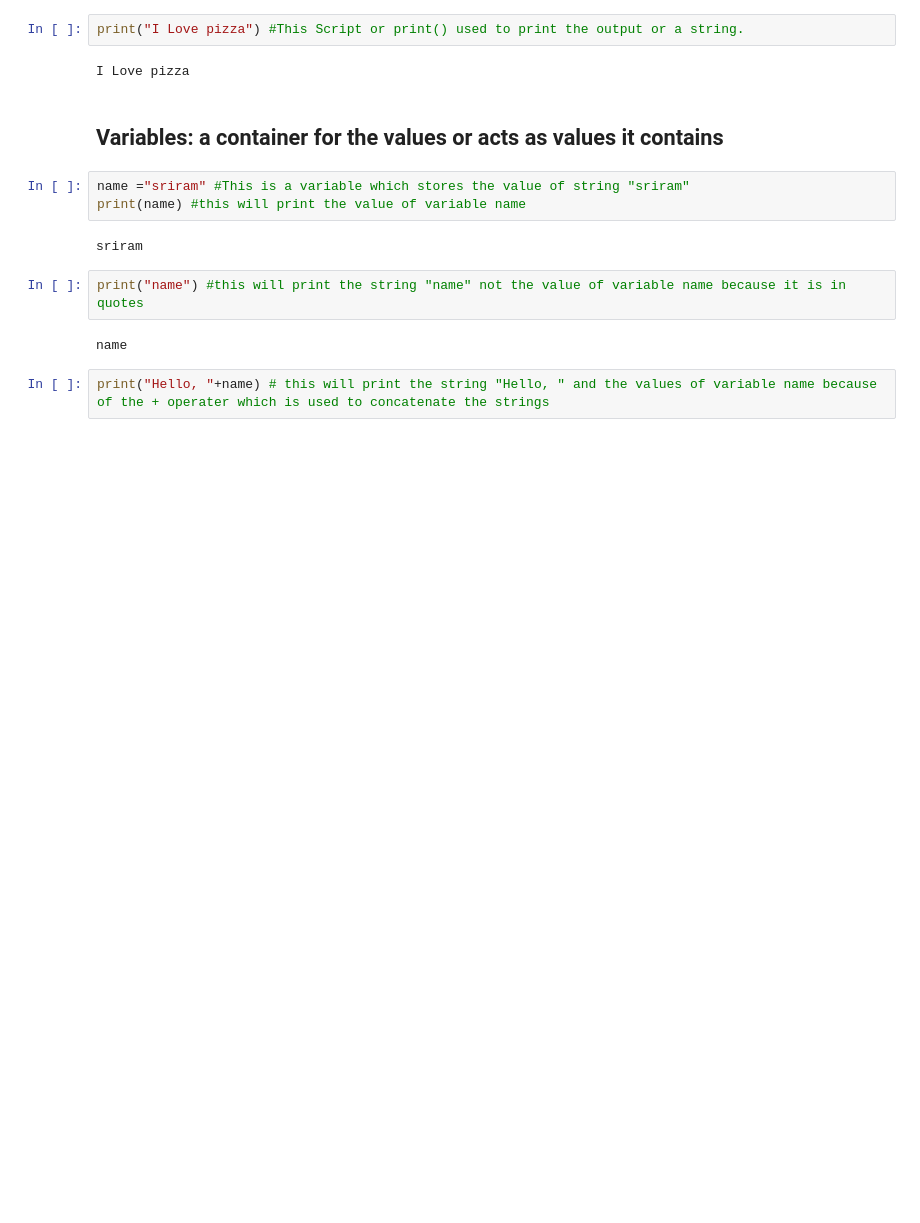
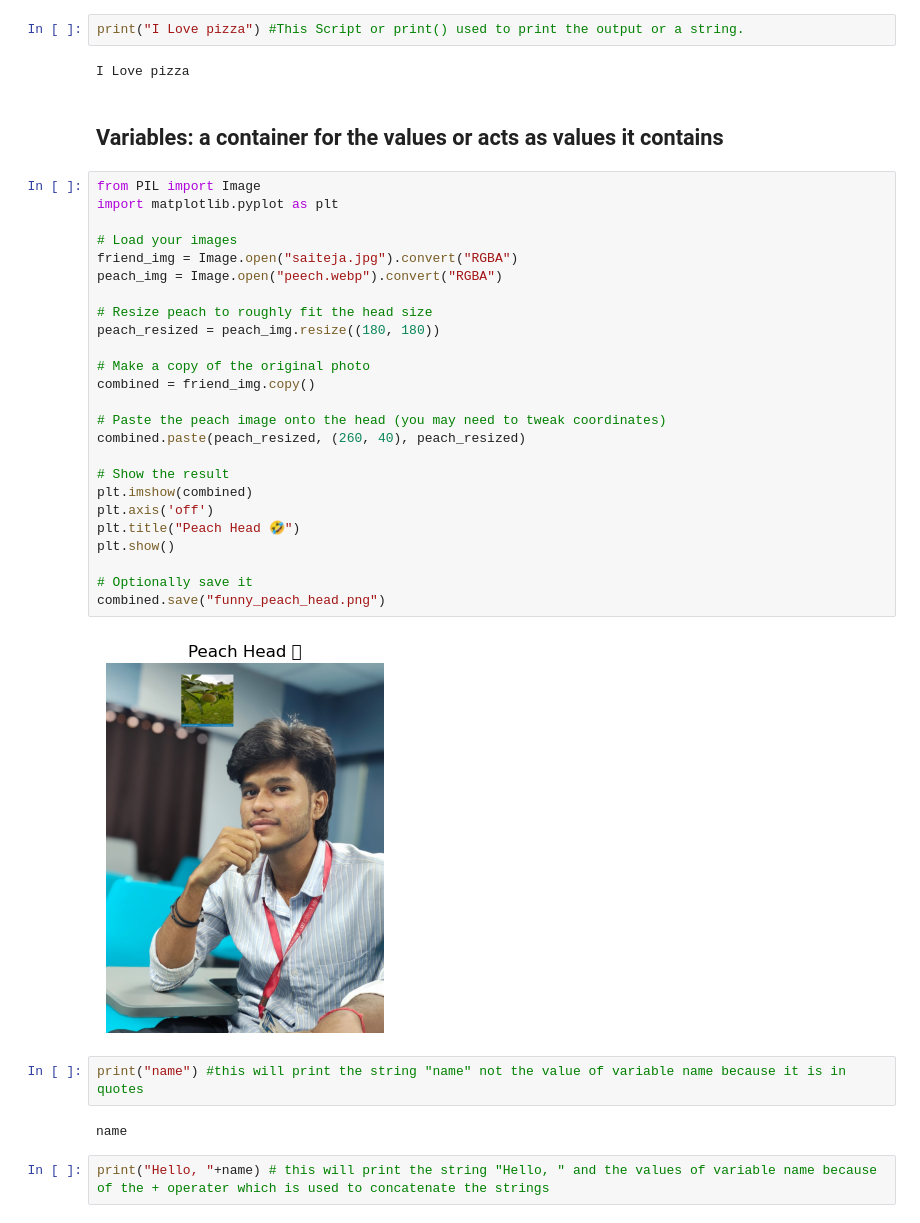
Before and after one commit to sriram806/python, a Jupyter notebook: python.ipynb, the cells around one changed output. Cells and saved outputs as stored; diff of their text form; blank space fills up the shorter version.

```diff
--- a/python.ipynb
+++ b/python.ipynb
@@ -5,10 +5,32 @@ I Love pizza
 # %% [markdown]
 ## Variables: a container for the values or acts as values it contains
 # %%
-name ="sriram" #This is a variable which stores the value of string "sriram"
-print(name) #this will print the value of variable name
+from PIL import Image
+import matplotlib.pyplot as plt
+
+# Load your images
+friend_img = Image.open("saiteja.jpg").convert("RGBA")
+peach_img = Image.open("peech.webp").convert("RGBA")
+
+# Resize peach to roughly fit the head size
+peach_resized = peach_img.resize((180, 180))
+
+# Make a copy of the original photo
+combined = friend_img.copy()
+
+# Paste the peach image onto the head (you may need to tweak coordinates)
+combined.paste(peach_resized, (260, 40), peach_resized)
+
+# Show the result
+plt.imshow(combined)
+plt.axis('off')
+plt.title("Peach Head 🤣")
+plt.show()
+
+# Optionally save it
+combined.save("funny_peach_head.png")
 # %% [output]
-sriram
+[figure, added]
 # %%
 print("name") #this will print the string "name" not the value of variable name because it is in quotes
 # %% [output]
```
Also changed, not shown: parts of 1 cell of this notebook, 4 other files.
